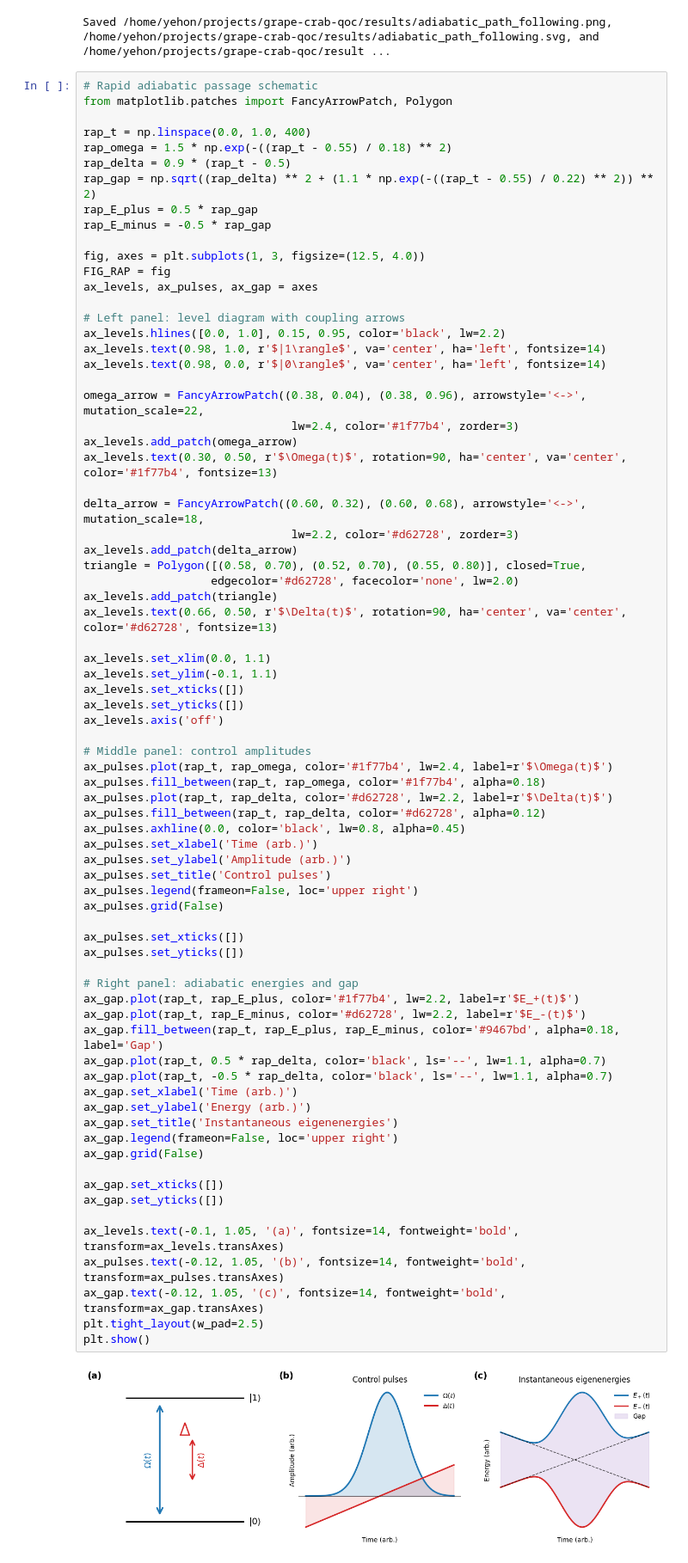
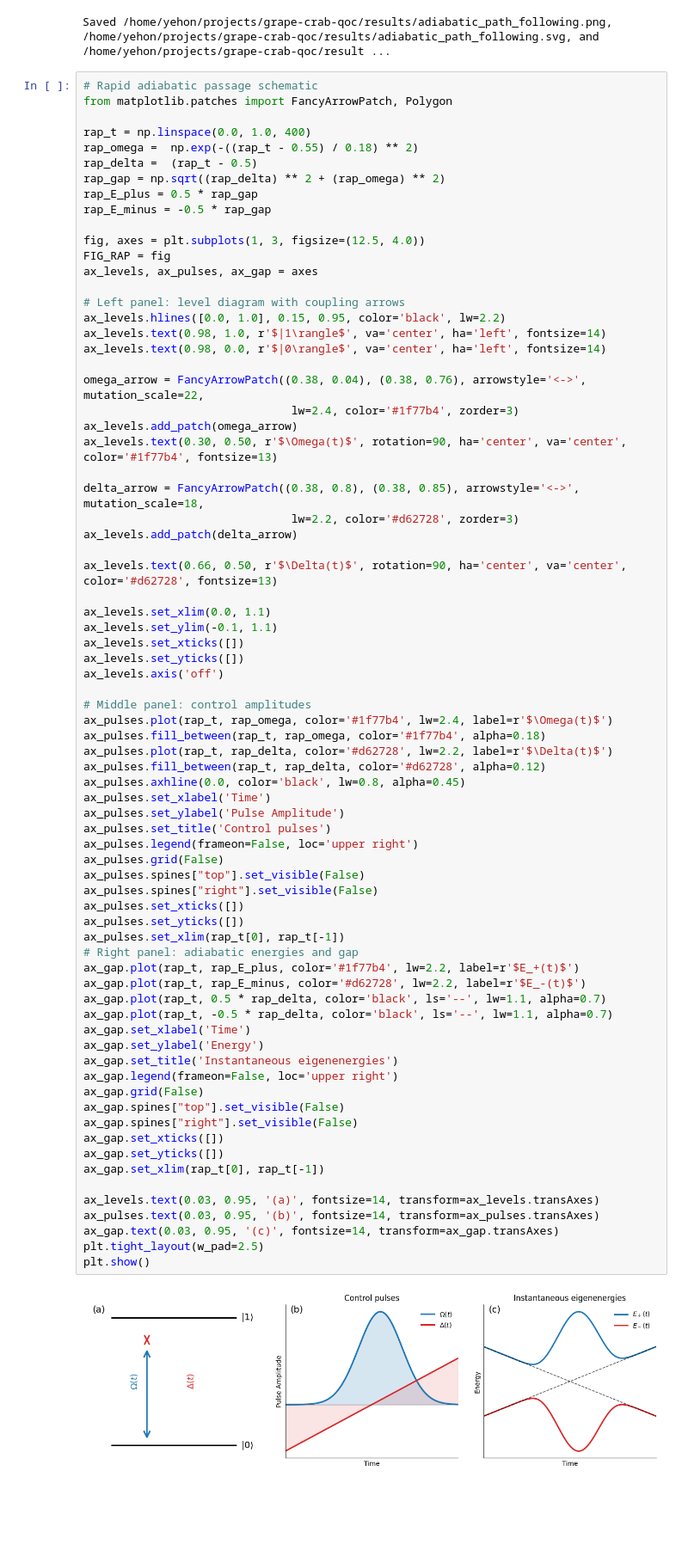
Before and after one commit to Zolti94/HB-GRAPE-qoc, a Jupyter notebook: notebooks/introduction_figs.ipynb, the cells around one changed output. Shown at 86% size. Cells and saved outputs as stored; diff of their text form; blank space fills up the shorter version.

```diff
--- a/notebooks/introduction_figs.ipynb
+++ b/notebooks/introduction_figs.ipynb
@@ -168,9 +168,9 @@ Saved /home/yehon/projects/grape-crab-qoc/results/adiabatic_path_following.png,
 from matplotlib.patches import FancyArrowPatch, Polygon
 
 rap_t = np.linspace(0.0, 1.0, 400)
-rap_omega = 1.5 * np.exp(-((rap_t - 0.55) / 0.18) ** 2)
-rap_delta = 0.9 * (rap_t - 0.5)
-rap_gap = np.sqrt((rap_delta) ** 2 + (1.1 * np.exp(-((rap_t - 0.55) / 0.22) ** 2)) ** 2)
+rap_omega =  np.exp(-((rap_t - 0.55) / 0.18) ** 2)
+rap_delta =  (rap_t - 0.5)
+rap_gap = np.sqrt((rap_delta) ** 2 + (rap_omega) ** 2)
 rap_E_plus = 0.5 * rap_gap
 rap_E_minus = -0.5 * rap_gap
 
@@ -183,62 +183,62 @@ ax_levels.hlines([0.0, 1.0], 0.15, 0.95, color='black', lw=2.2)
 ax_levels.text(0.98, 1.0, r'$|1\rangle$', va='center', ha='left', fontsize=14)
 ax_levels.text(0.98, 0.0, r'$|0\rangle$', va='center', ha='left', fontsize=14)
 
-omega_arrow = FancyArrowPatch((0.38, 0.04), (0.38, 0.96), arrowstyle='<->', mutation_scale=22,
+omega_arrow = FancyArrowPatch((0.38, 0.04), (0.38, 0.76), arrowstyle='<->', mutation_scale=22,
                                lw=2.4, color='#1f77b4', zorder=3)
 ax_levels.add_patch(omega_arrow)
 ax_levels.text(0.30, 0.50, r'$\Omega(t)$', rotation=90, ha='center', va='center', color='#1f77b4', fontsize=13)
 
-delta_arrow = FancyArrowPatch((0.60, 0.32), (0.60, 0.68), arrowstyle='<->', mutation_scale=18,
+delta_arrow = FancyArrowPatch((0.38, 0.8), (0.38, 0.85), arrowstyle='<->', mutation_scale=18,
                                lw=2.2, color='#d62728', zorder=3)
 ax_levels.add_patch(delta_arrow)
-triangle = Polygon([(0.58, 0.70), (0.52, 0.70), (0.55, 0.80)], closed=True,
-                   edgecolor='#d62728', facecolor='none', lw=2.0)
-ax_levels.add_patch(triangle)
+
 ax_levels.text(0.66, 0.50, r'$\Delta(t)$', rotation=90, ha='center', va='center', color='#d62728', fontsize=13)
 
 ax_levels.set_xlim(0.0, 1.1)
 ax_levels.set_ylim(-0.1, 1.1)
 ax_levels.set_xticks([])
 ax_levels.set_yticks([])
 ax_levels.axis('off')
 
 # Middle panel: control amplitudes
 ax_pulses.plot(rap_t, rap_omega, color='#1f77b4', lw=2.4, label=r'$\Omega(t)$')
 ax_pulses.fill_between(rap_t, rap_omega, color='#1f77b4', alpha=0.18)
 ax_pulses.plot(rap_t, rap_delta, color='#d62728', lw=2.2, label=r'$\Delta(t)$')
 ax_pulses.fill_between(rap_t, rap_delta, color='#d62728', alpha=0.12)
 ax_pulses.axhline(0.0, color='black', lw=0.8, alpha=0.45)
-ax_pulses.set_xlabel('Time (arb.)')
-ax_pulses.set_ylabel('Amplitude (arb.)')
+ax_pulses.set_xlabel('Time')
+ax_pulses.set_ylabel('Pulse Amplitude')
 ax_pulses.set_title('Control pulses')
 ax_pulses.legend(frameon=False, loc='upper right')
 ax_pulses.grid(False)
-
+ax_pulses.spines["top"].set_visible(False)
+ax_pulses.spines["right"].set_visible(False)
 ax_pulses.set_xticks([])
 ax_pulses.set_yticks([])
-
+ax_pulses.set_xlim(rap_t[0], rap_t[-1])
 # Right panel: adiabatic energies and gap
 ax_gap.plot(rap_t, rap_E_plus, color='#1f77b4', lw=2.2, label=r'$E_+(t)$')
 ax_gap.plot(rap_t, rap_E_minus, color='#d62728', lw=2.2, label=r'$E_-(t)$')
-ax_gap.fill_between(rap_t, rap_E_plus, rap_E_minus, color='#9467bd', alpha=0.18, label='Gap')
 ax_gap.plot(rap_t, 0.5 * rap_delta, color='black', ls='--', lw=1.1, alpha=0.7)
 ax_gap.plot(rap_t, -0.5 * rap_delta, color='black', ls='--', lw=1.1, alpha=0.7)
-ax_gap.set_xlabel('Time (arb.)')
-ax_gap.set_ylabel('Energy (arb.)')
+ax_gap.set_xlabel('Time')
+ax_gap.set_ylabel('Energy')
 ax_gap.set_title('Instantaneous eigenenergies')
 ax_gap.legend(frameon=False, loc='upper right')
 ax_gap.grid(False)
-
+ax_gap.spines["top"].set_visible(False)
+ax_gap.spines["right"].set_visible(False)
 ax_gap.set_xticks([])
 ax_gap.set_yticks([])
+ax_gap.set_xlim(rap_t[0], rap_t[-1])
 
-ax_levels.text(-0.1, 1.05, '(a)', fontsize=14, fontweight='bold', transform=ax_levels.transAxes)
-ax_pulses.text(-0.12, 1.05, '(b)', fontsize=14, fontweight='bold', transform=ax_pulses.transAxes)
-ax_gap.text(-0.12, 1.05, '(c)', fontsize=14, fontweight='bold', transform=ax_gap.transAxes)
+ax_levels.text(0.03, 0.95, '(a)', fontsize=14, transform=ax_levels.transAxes)
+ax_pulses.text(0.03, 0.95, '(b)', fontsize=14, transform=ax_pulses.transAxes)
+ax_gap.text(0.03, 0.95, '(c)', fontsize=14, transform=ax_gap.transAxes)
 plt.tight_layout(w_pad=2.5)
 plt.show()
 # %% [output]
-[figure, old version]
+[figure, new version]
 # %%
 from pathlib import Path
 
```
Also changed, not shown: parts of 1 cell of this notebook.
